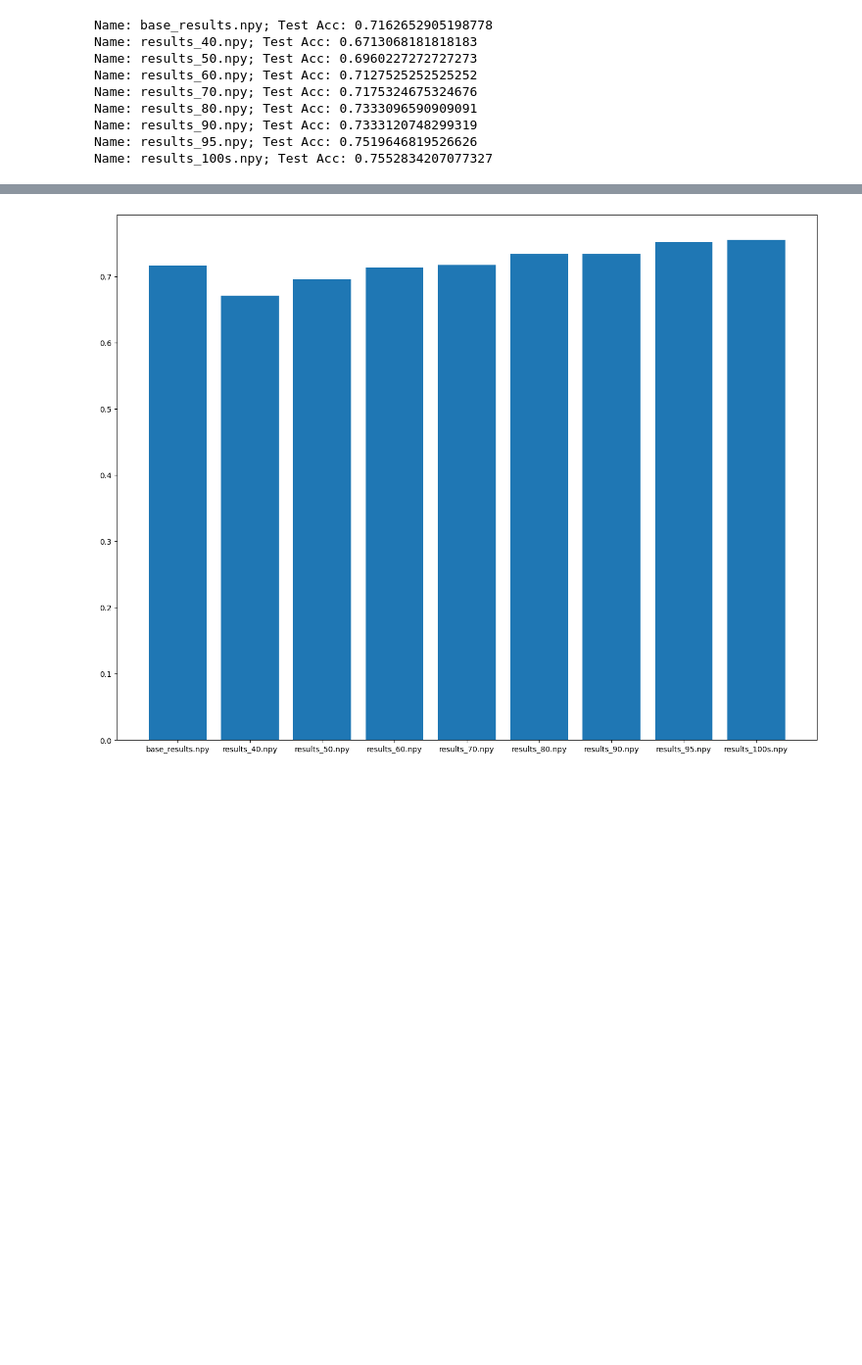
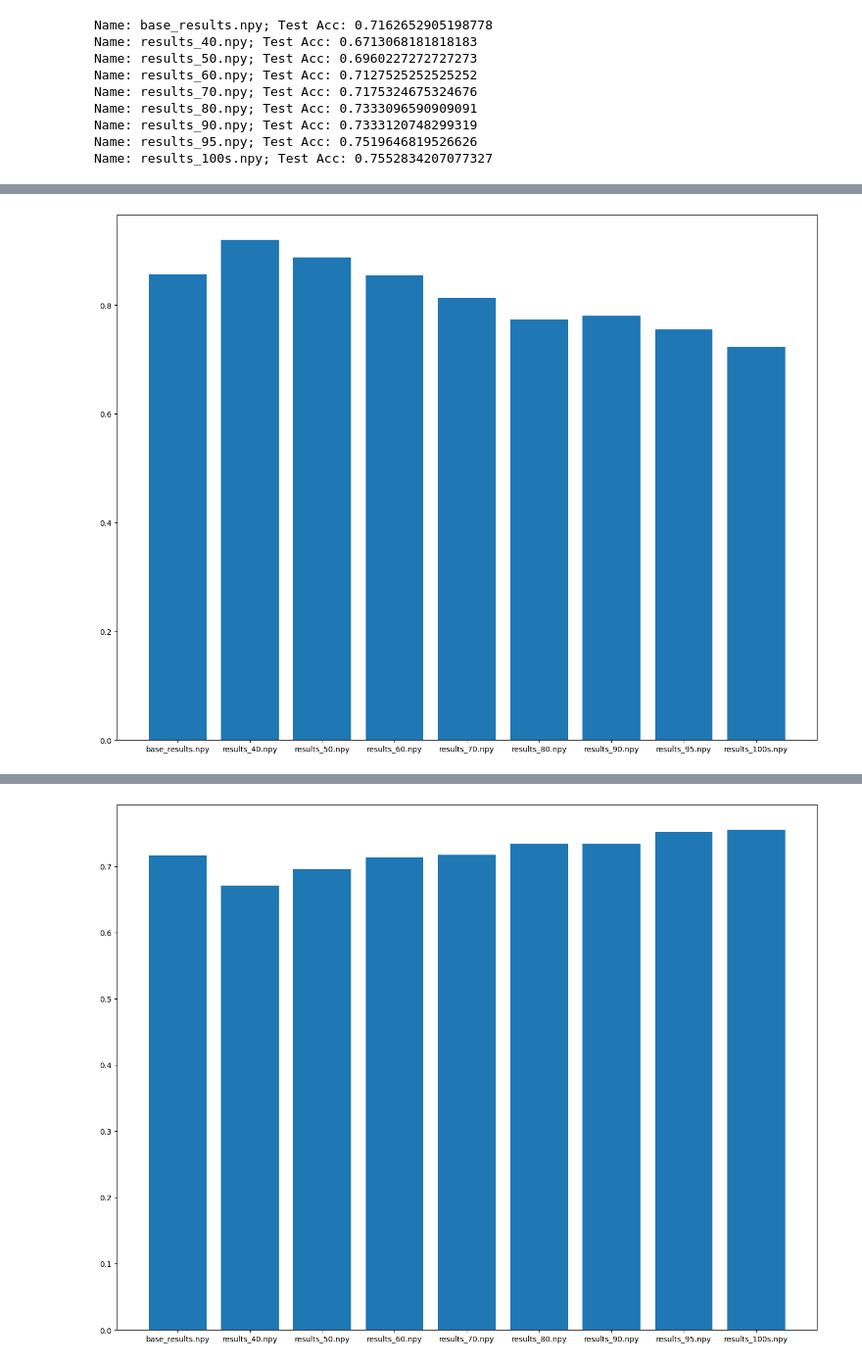
Before and after one commit to kumarrah2002/ViT_Pretrained_vs_Scratch, a Jupyter notebook: models/plot.ipynb, the cells around one changed output, grey strips where cells are left out. Shown at 98% size. Cells and saved outputs as stored; diff of their text form; code cells hidden in the pictures; blank space fills up the shorter version.

```diff
--- a/models/plot.ipynb
+++ b/models/plot.ipynb
@@ -224,0 +232,7 @@ Name: results_100s.npy; Test Acc: 0.7552834207077327
+# %%
+fig = plt.figure()
+ax = fig.add_axes([0,0,2,2])
+ax.bar(names,test_loss_min)
+plt.show()
+# %% [output]
+[figure, added]
```
Also changed, not shown: parts of 5 cells of this notebook.
